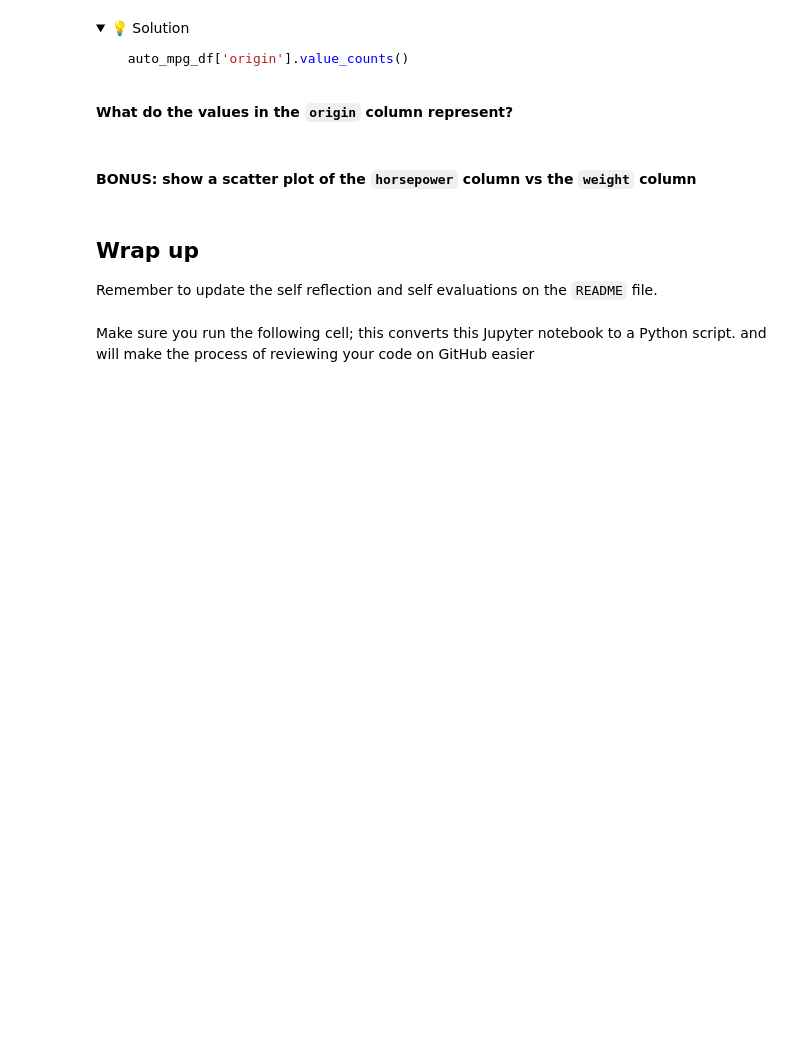
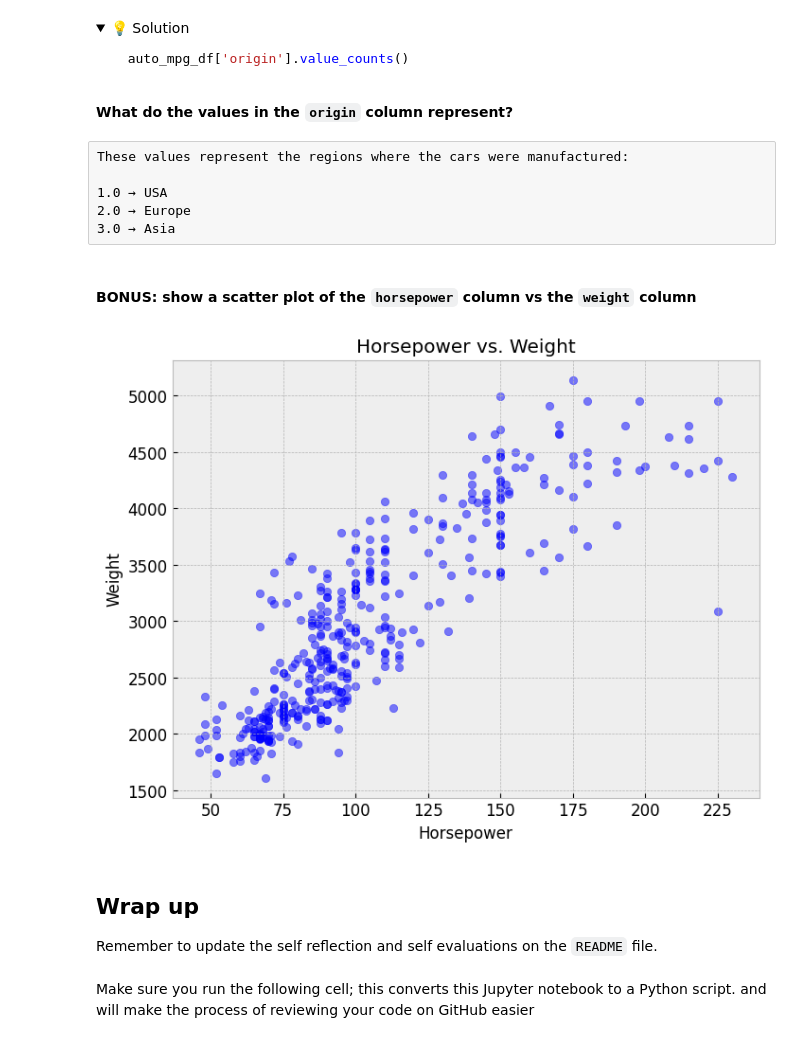
Before and after one commit to IT4063-Spring2025/exploratory-data-analysis-grandhvj, a Jupyter notebook: notebook.ipynb, the cells around one changed output. Saved outputs shown, nothing was run; the diff lists cells and outputs as text; code cells hidden in the pictures; folded sections open; blank space fills up the shorter version.

```diff
--- a/notebook.ipynb
+++ b/notebook.ipynb
@@ -920,8 +944,28 @@ Name: count, dtype: int64
 </details>
 # %% [markdown]
 **What do the values in the `origin` column represent?**
+# %% [raw]
+These values represent the regions where the cars were manufactured:
+
+1.0 → USA
+2.0 → Europe
+3.0 → Asia
 # %% [markdown]
 #### **BONUS**: show a scatter plot of the `horsepower` column vs the `weight` column
+# %%
+# Load the dataset (assuming auto_mpg_df is already loaded)
+# auto_mpg_df = pd.read_csv("auto-mpg.csv")  # Uncomment if loading from a CSV
+
+# Scatter plot
+plt.figure(figsize=(8, 6))
+plt.scatter(auto_mpg_df['horsepower'], auto_mpg_df['weight'], alpha=0.5, color='blue')
+plt.xlabel('Horsepower')
+plt.ylabel('Weight')
+plt.title('Horsepower vs. Weight')
+plt.grid(True)
+plt.show()
+# %% [output]
+[figure, added]
 # %% [markdown]
 ## Wrap up
 Remember to update the self reflection and self evaluations on the `README` file.
```
Also changed, not shown: parts of 7 cells of this notebook, 1 other file.
